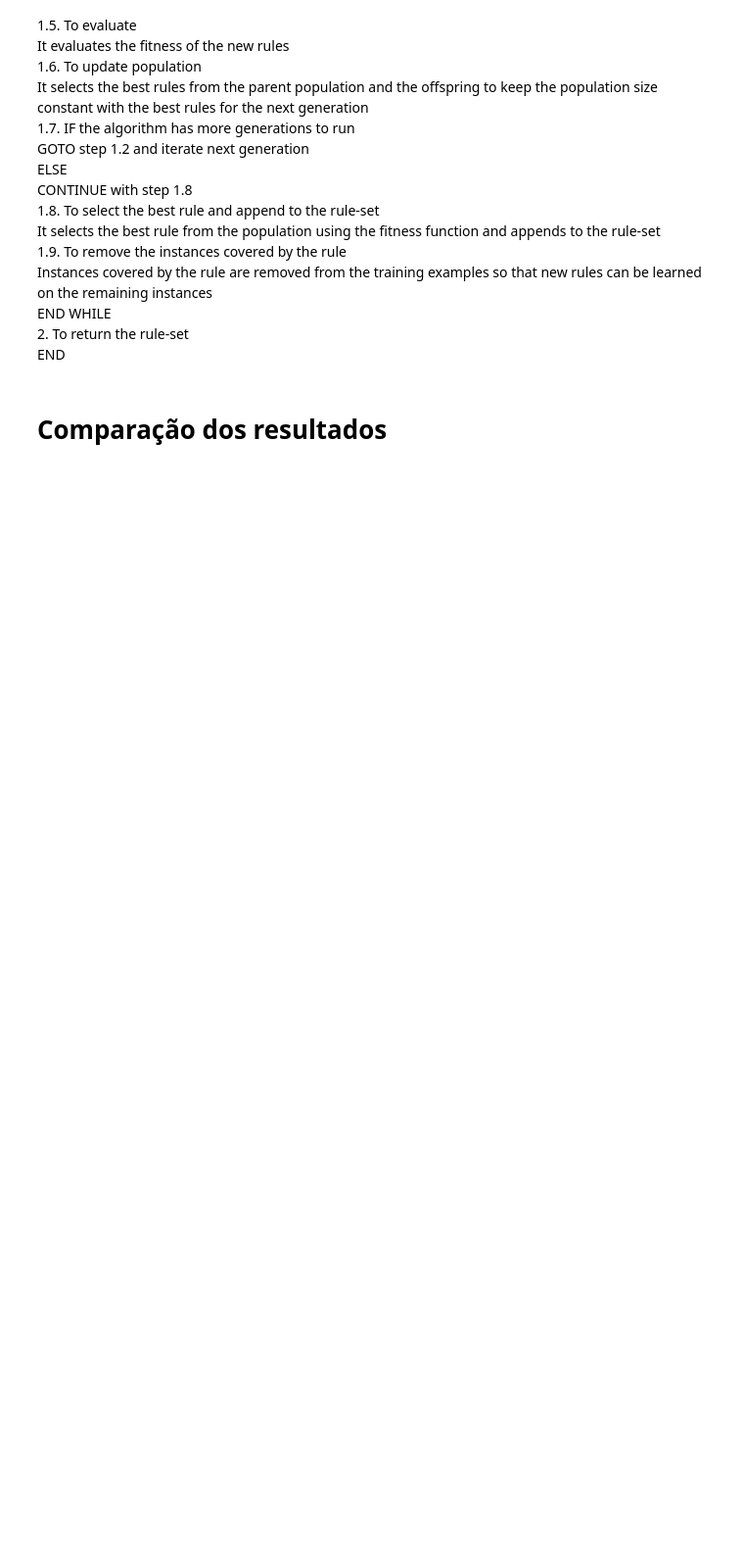
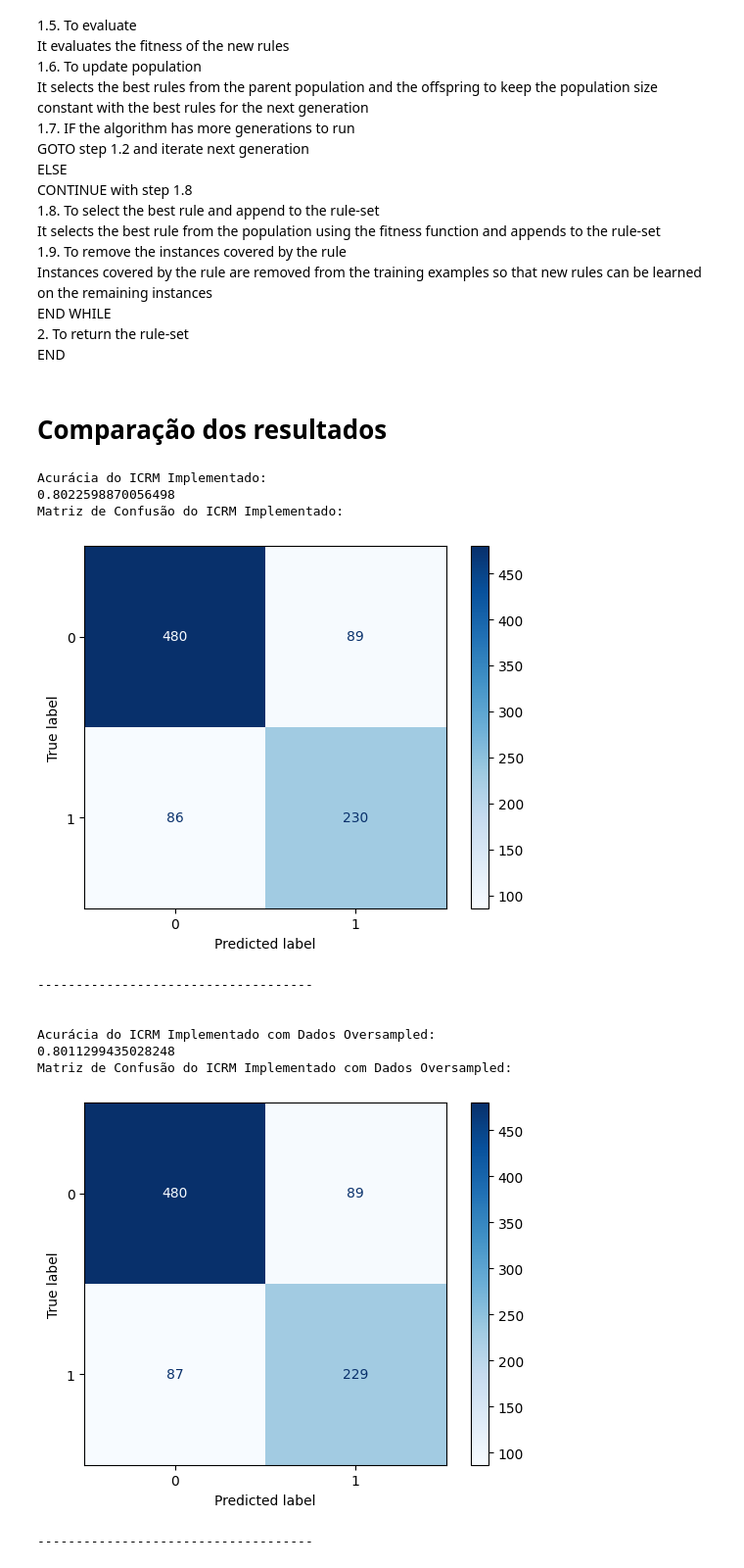
Before and after one commit to Ribeigu/Students-Dropout-Prediction, a Jupyter notebook: dataAnalysis.ipynb, the cells around one changed output. Shown at 98% size. Cells and saved outputs as stored; diff of their text form; code cells hidden in the pictures; blank space fills up the shorter version.

Commit message:
Implementa algoritmo ICRM e GBGP e adiciona notebook de comparação ICRM

```diff
--- a/dataAnalysis.ipynb
+++ b/dataAnalysis.ipynb
@@ -664,2 +769,47 @@ class GBGP():
 # %% [markdown]
 # Comparação dos resultados
+# %%
+random.seed(42)
+np.random.seed(42)
+myICRM = ICRM(X_train, y_train)
+myICRM.build()
+myICRMPredictions = myICRM.predict_all(X_test.values)
+
+random.seed(42)
+np.random.seed(42)
+myOverICRM = ICRM(X_oversampled, y_oversampled)
+myOverICRM.build()
+myOverICRMPredictions = myOverICRM.predict_all(X_test.values)
+# %%
+from sklearn.metrics import accuracy_score, confusion_matrix, ConfusionMatrixDisplay
+
+print("Acurácia do ICRM Implementado:")
+print(accuracy_score(y_test, myICRMPredictions))
+print("Matriz de Confusão do ICRM Implementado:")
+cm = confusion_matrix(y_test, myICRMPredictions)
+disp = ConfusionMatrixDisplay(cm)
+disp.plot(cmap=plt.cm.Blues)
+plt.show()
+print("------------------------------------\n")
+
+print("Acurácia do ICRM Implementado com Dados Oversampled:")
+print(accuracy_score(y_test, myOverICRMPredictions))
+print("Matriz de Confusão do ICRM Implementado com Dados Oversampled:")
+cm = confusion_matrix(y_test, myOverICRMPredictions)
+disp = ConfusionMatrixDisplay(cm)
+disp.plot(cmap=plt.cm.Blues)
+plt.show()
+print("------------------------------------\n")
+# %% [output]
+Acurácia do ICRM Implementado:
+0.8022598870056498
+Matriz de Confusão do ICRM Implementado:
+[figure, added]
+------------------------------------
+
+
+Acurácia do ICRM Implementado com Dados Oversampled:
+0.8011299435028248
+Matriz de Confusão do ICRM Implementado com Dados Oversampled:
+[figure, added]
+------------------------------------
```
Also changed, not shown: parts of 2 cells of this notebook, 1 other file.
